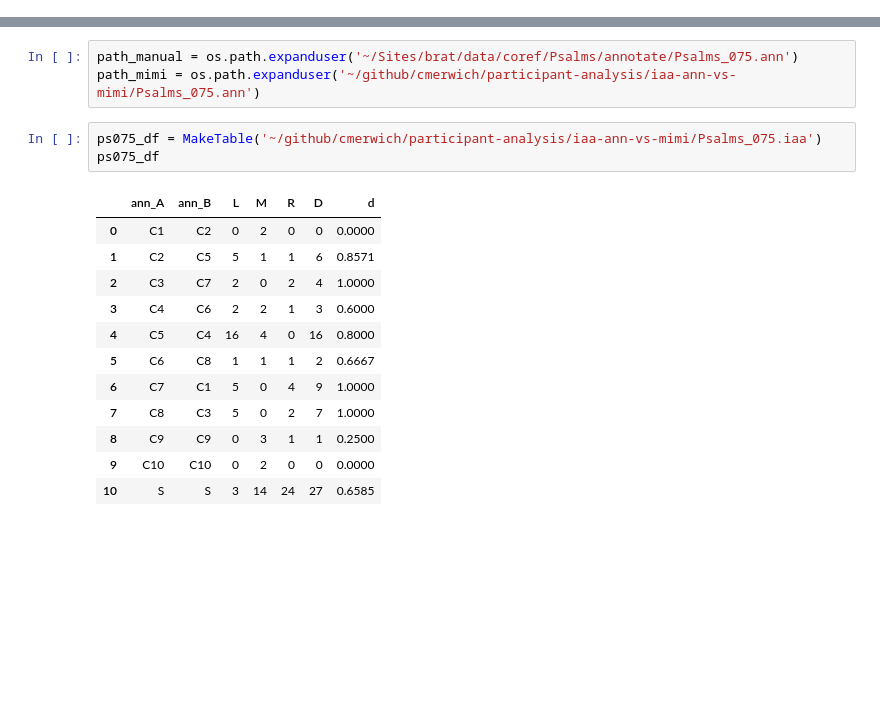
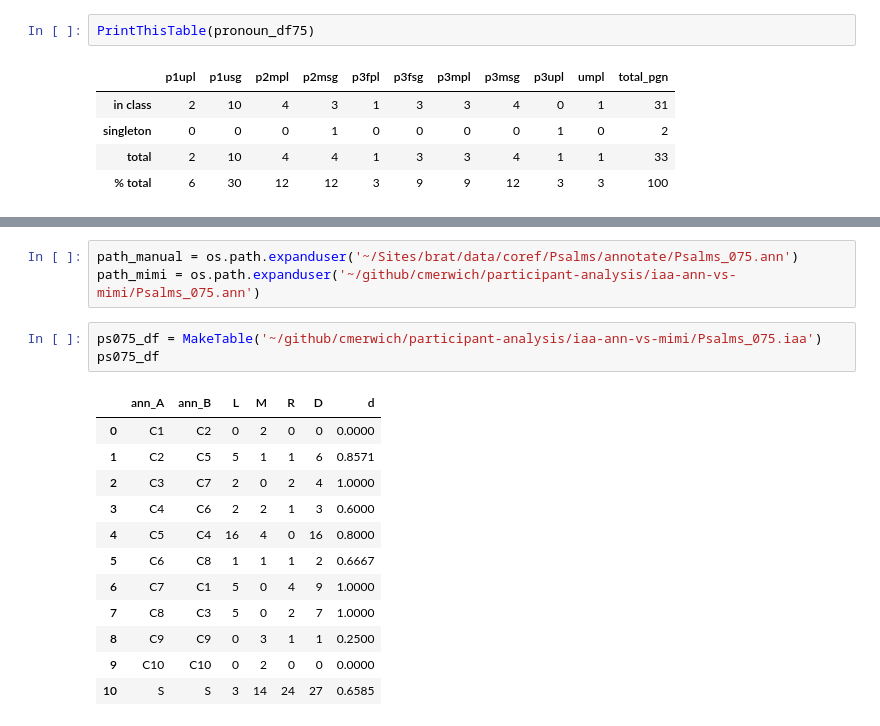
Before and after one commit to cmerwich/participant-analysis, a Jupyter notebook: confrontation/confrontation-ps75.ipynb, the cells around one changed output, grey strips where cells are left out. Drawn from its saved outputs; the diff is of its cells as text; blank space fills up the shorter version.

```diff
--- a/confrontation/confrontation-ps75.ipynb
+++ b/confrontation/confrontation-ps75.ipynb
@@ -4,0 +70,8 @@ from utils import MakeTable
+# %%
+PrintThisTable(pronoun_df75)
+# %% [output]
+|  | p1upl | p1usg | p2mpl | p2msg | p3fpl | p3fsg | p3mpl | p3msg | p3upl | umpl | total_pgn |
+| in class | 2 | 10 | 4 | 3 | 1 | 3 | 3 | 4 | 0 | 1 | 31 |
+| singleton | 0 | 0 | 0 | 1 | 0 | 0 | 0 | 0 | 1 | 0 | 2 |
+| total | 2 | 10 | 4 | 4 | 1 | 3 | 3 | 4 | 1 | 1 | 33 |
+| % total | 6 | 30 | 12 | 12 | 3 | 9 | 9 | 12 | 3 | 3 | 100 |
```
Also changed, not shown: parts of 35 cells of this notebook, 27 other files.
